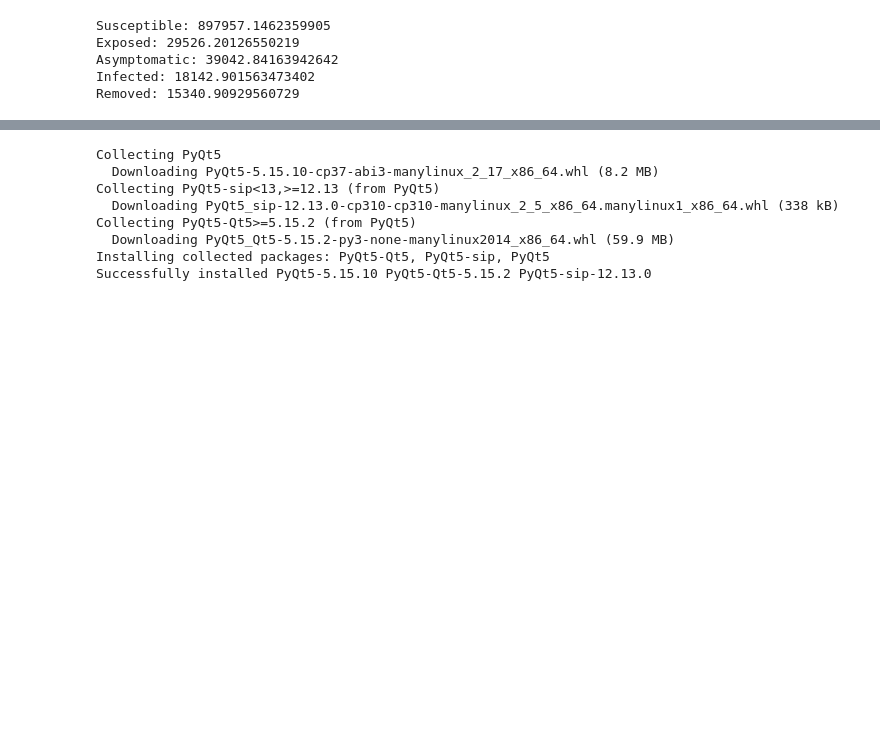
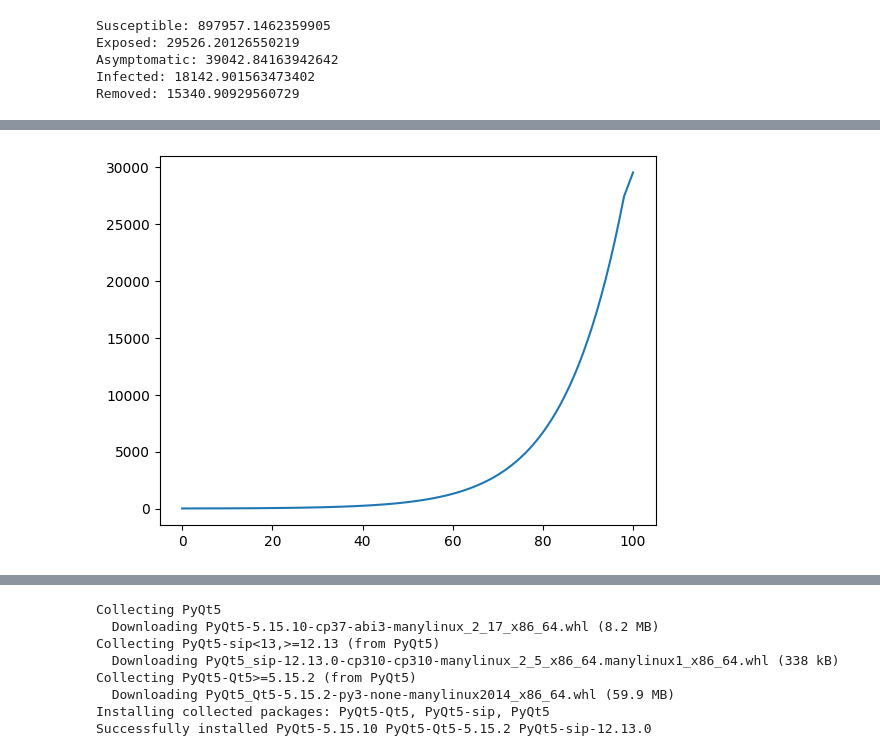
Before and after one commit to Arminsbss/Epidemic-calculator, a Jupyter notebook: epidemic_calculator.ipynb, the cells around one changed output, grey strips where cells are left out. Saved outputs shown, nothing was run; the diff lists cells and outputs as text; code cells hidden in the pictures; blank space fills up the shorter version.

```diff
--- a/epidemic_calculator.ipynb
+++ b/epidemic_calculator.ipynb
@@ -64,0 +73,6 @@ Removed: 15340.90929560729
+# %%
+fig, ax = plt.subplots()
+ax.plot(dayss,results[1])
+plt.show()
+# %% [output]
+[figure, added]
```
Also changed, not shown: parts of 7 cells of this notebook.
